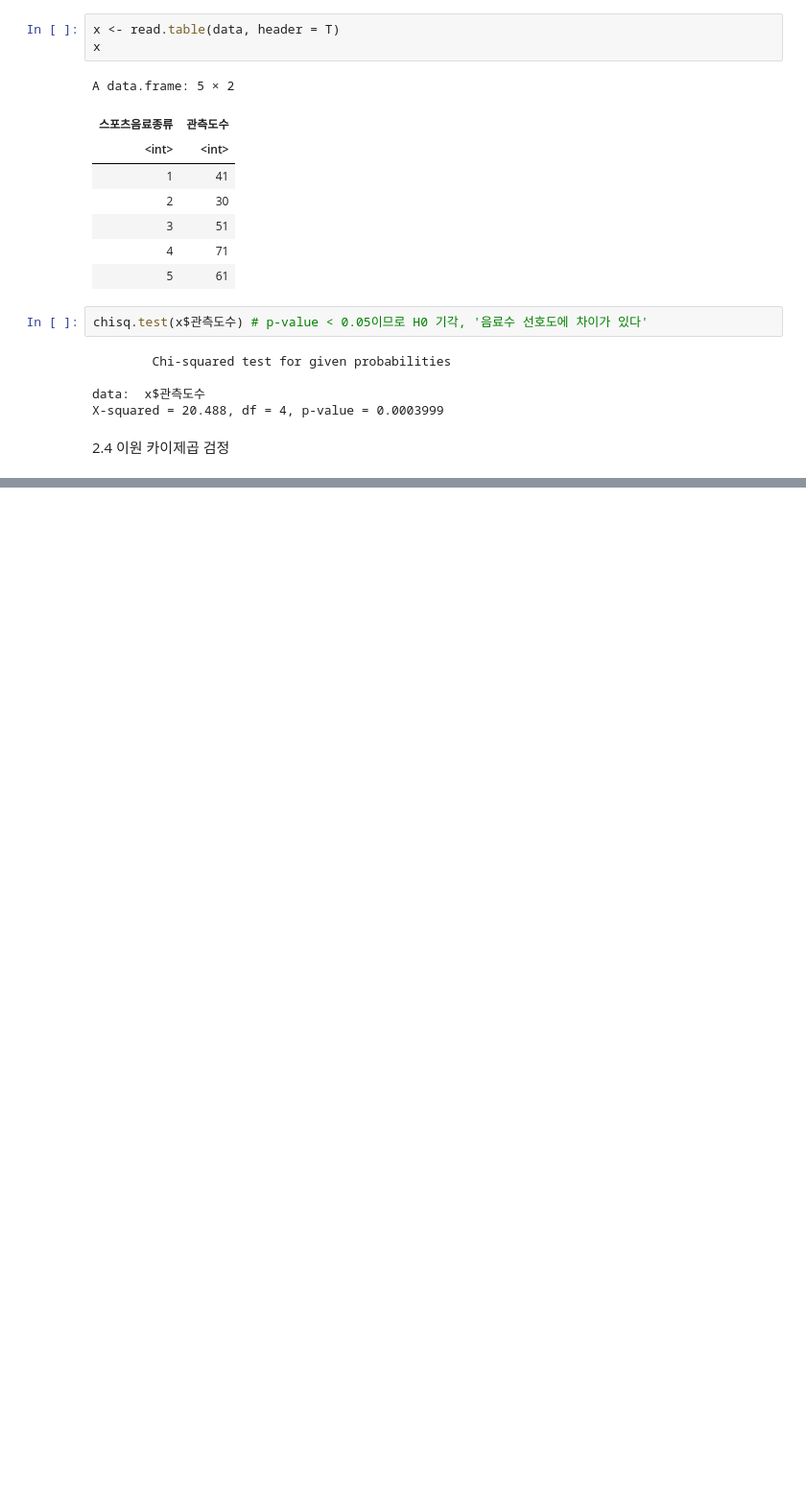
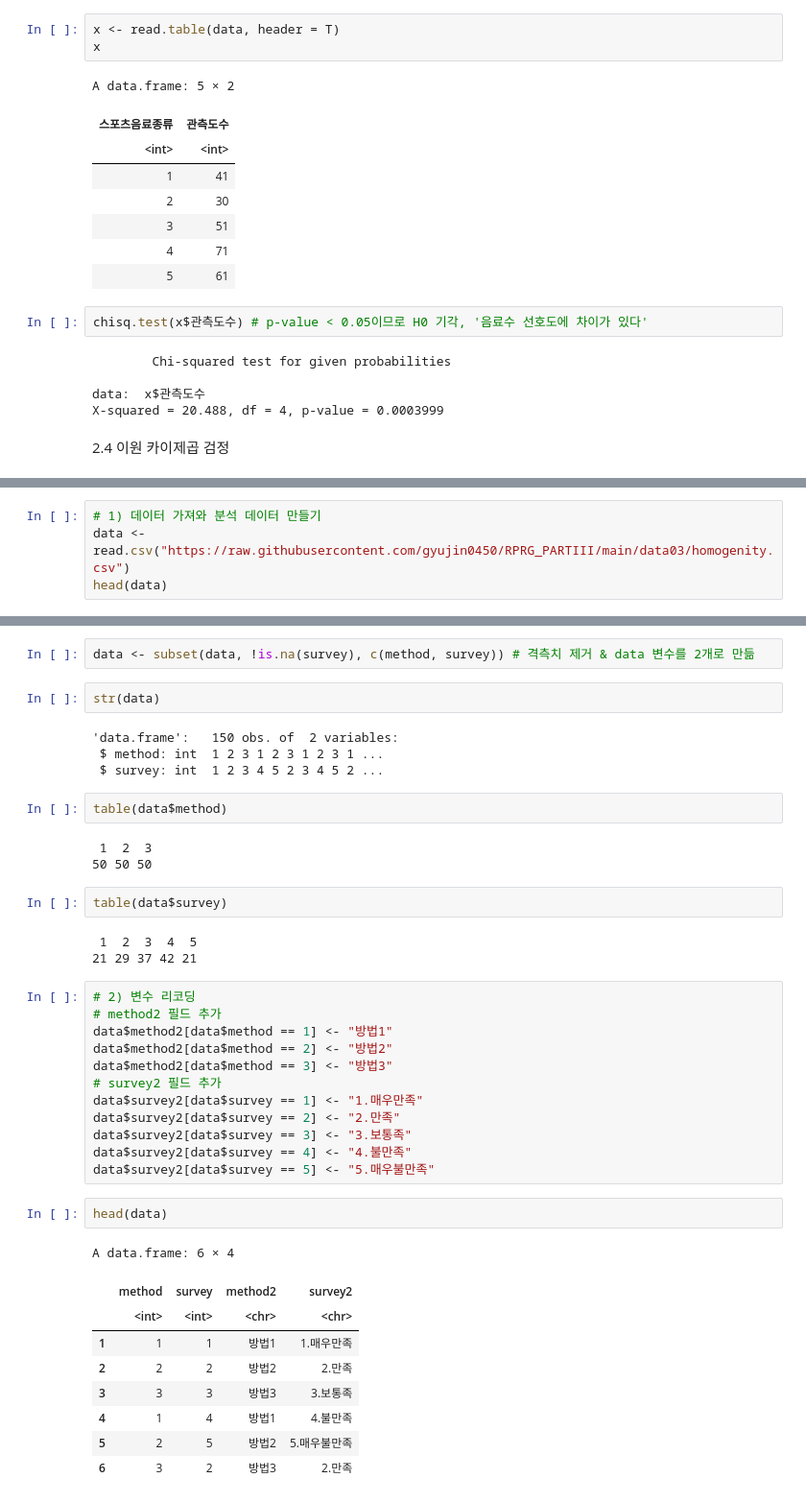
Before and after one commit to gyujin0450/RPRG_PARTIII, a Jupyter notebook: p390_교차분석.ipynb, the cells around one changed output, grey strips where cells are left out. Shown: that part at 96% size. Cells and saved outputs as stored; diff of their text form; blank space fills up the shorter version.

```diff
--- a/p390_교차분석.ipynb
+++ b/p390_교차분석.ipynb
@@ -187,0 +242,4 @@ X-squared = 20.488, df = 4, p-value = 0.0003999
+# %%
+# 1) 데이터 가져와 분석 데이터 만들기
+data <- read.csv("https://raw.githubusercontent.com/gyujin0450/RPRG_PARTIII/main/data03/homogenity.csv")
+head(data)
@@ -187,0 +273,42 @@ X-squared = 20.488, df = 4, p-value = 0.0003999
+# %%
+data <- subset(data, !is.na(survey), c(method, survey)) # 격측치 제거 & data 변수를 2개로 만듦
+# %%
+str(data)
+# %% [output]
+'data.frame':   150 obs. of  2 variables:
+ $ method: int  1 2 3 1 2 3 1 2 3 1 ...
+ $ survey: int  1 2 3 4 5 2 3 4 5 2 ...
+# %%
+table(data$method)
+# %% [output]
+ 1  2  3
+50 50 50
+# %%
+table(data$survey)
+# %% [output]
+ 1  2  3  4  5
+21 29 37 42 21
+# %%
+# 2) 변수 리코딩
+# method2 필드 추가
+data$method2[data$method == 1] <- "방법1"
+data$method2[data$method == 2] <- "방법2"
+data$method2[data$method == 3] <- "방법3"
+# survey2 필드 추가
+data$survey2[data$survey == 1] <- "1.매우만족"
+data$survey2[data$survey == 2] <- "2.만족"
+data$survey2[data$survey == 3] <- "3.보통족"
+data$survey2[data$survey == 4] <- "4.불만족"
+data$survey2[data$survey == 5] <- "5.매우불만족"
+# %%
+head(data)
+# %% [output]
+A data.frame: 6 × 4
+|  | method | survey | method2 | survey2 |
+|  | <int> | <int> | <chr> | <chr> |
+| 1 | 1 | 1 | 방법1 | 1.매우만족 |
+| 2 | 2 | 2 | 방법2 | 2.만족 |
+| 3 | 3 | 3 | 방법3 | 3.보통족 |
+| 4 | 1 | 4 | 방법1 | 4.불만족 |
+| 5 | 2 | 5 | 방법2 | 5.매우불만족 |
+| 6 | 3 | 2 | 방법3 | 2.만족 |
```
Also changed, not shown: parts of 13 cells of this notebook.
